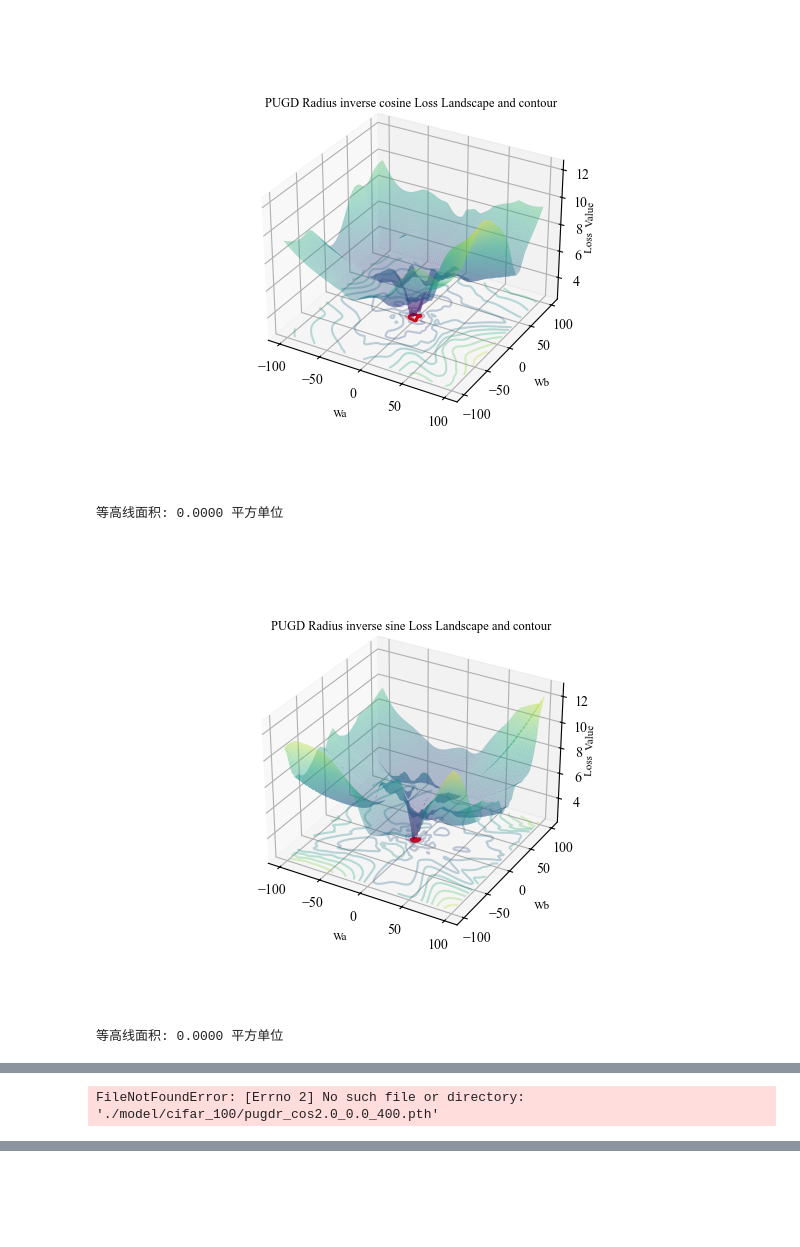
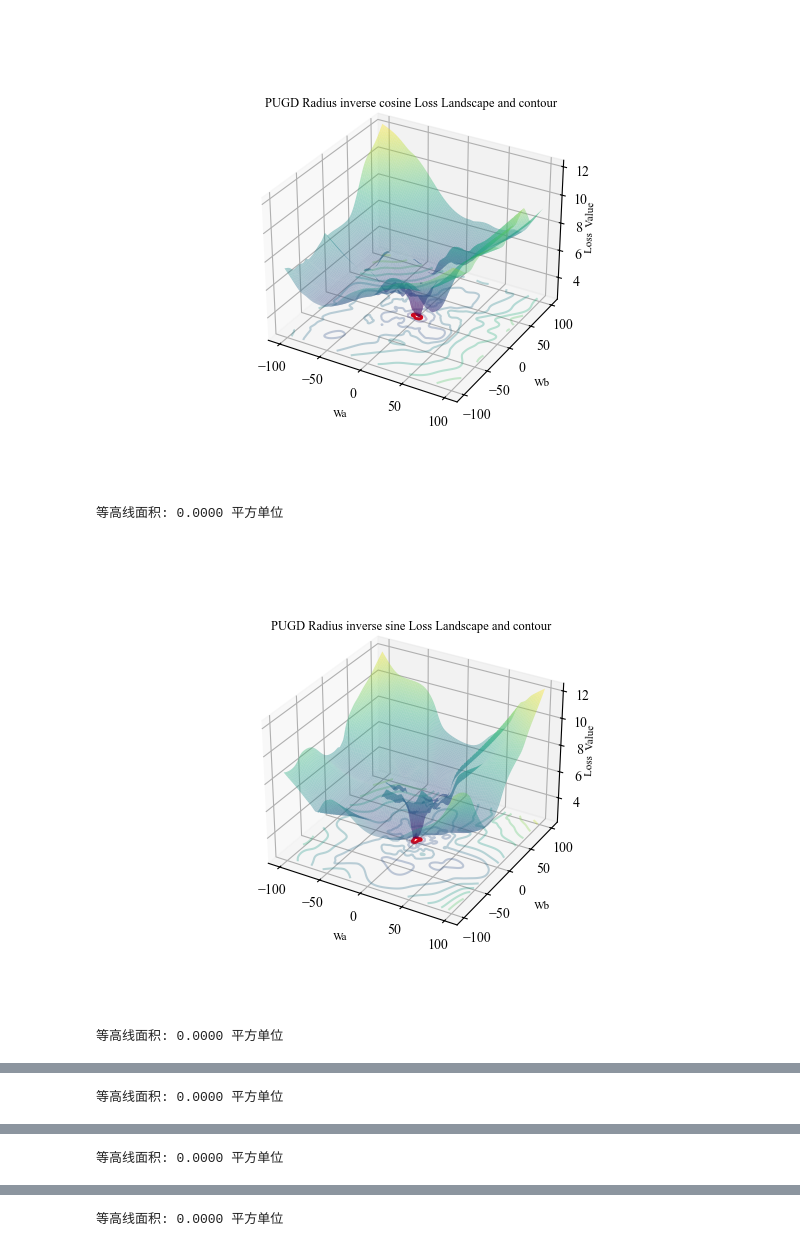
Before and after one commit to eeyzs1/CV_RTS, a Jupyter notebook: llc_processing.ipynb, the cells around one changed output, grey strips where cells are left out. Cells and saved outputs as stored; diff of their text form; code cells hidden in the pictures; blank space fills up the shorter version.

```diff
--- a/llc_processing.ipynb
+++ b/llc_processing.ipynb
@@ -114,10 +114,10 @@ args = SimpleNamespace(
 device = 'cuda' if torch.cuda.is_available() else 'cpu'
 img_size = 32 # default image size for Cifar-10
 im_dimention = 32
-cifar_100_mean = [0.4914, 0.4822, 0.4465]
-cifar_100_std = [0.2023, 0.1994, 0.2010]
-cifar_1000_mean = [0.5071, 0.4867, 0.4408]
-cifar_1000_std = [0.2673, 0.2564, 0.2762]
+cifar_10_mean = [0.4914, 0.4822, 0.4465]
+cifar_10_std = [0.2023, 0.1994, 0.2010]
+cifar_100_mean = [0.5071, 0.4867, 0.4408]
+cifar_100_std = [0.2673, 0.2564, 0.2762]
 
 data_transforms = {
     'test': transforms.Compose([
@@ -186,21 +186,21 @@ Z = np.zeros((len(y),len(x)))
 
 criterion = torch.nn.CrossEntropyLoss()
 # %%
-model_path = "./model/cifar_100/benchmark.pth"
-net_benckmark_data1 = torch.load(model_path,  map_location='cpu')
-benckmark_state_dict1 = net_benckmark_data1['model_state_dict']
-model = UPANets(args.filters, Num_class, args.blocks, img_size)
-model.load_state_dict(copy.deepcopy(benckmark_state_dict1))
-model.to(device)
+# model_path = "./model/cifar_100/benchmark.pth"
+# net_benckmark_data1 = torch.load(model_path,  map_location='cpu')
+# benckmark_state_dict1 = net_benckmark_data1['model_state_dict']
+# model = UPANets(args.filters, Num_class, args.blocks, img_size)
+# model.load_state_dict(copy.deepcopy(benckmark_state_dict1))
+# model.to(device)
 
-initial_weights = [p.data.clone() for p in model.parameters() if p.requires_grad]
-trainable_weights = [p for p in model.parameters() if p.requires_grad]
-x_dir = get_random_directions(model)
-y_dir = get_random_directions(model)
-torch.save({
-    'x_dir': x_dir,
-    'y_dir': y_dir
-}, './model/cifar_100/dirs.pth')
+# initial_weights = [p.data.clone() for p in model.parameters() if p.requires_grad]
+# trainable_weights = [p for p in model.parameters() if p.requires_grad]
+# x_dir = get_random_directions(model)
+# y_dir = get_random_directions(model)
+# torch.save({
+#     'x_dir': x_dir,
+#     'y_dir': y_dir
+# }, './model/cifar_100/dirs.pth')
 # %%
 # dirs = torch.load('./model/cifar_100/dirs.pth',  map_location=device)
 # x_dir = dirs['x_dir']
@@ -274,7 +274,7 @@ model_paths = [
     "./model/cifar_100/pugdr_cos3.0_0.0_400.pth",#radius cos
     "./model/cifar_100/pugdr_sin2.0_0.0_400.pth",#radius sin
     "./model/cifar_100/pugds_icos1.0_0.01_400.pth",#scale inverse cos
-    "./model/cifar_100/pugds_isin2_0.1_400 .pth",#scale inverse sin
+    "./model/cifar_100/pugds_isin2_0.1_400.pth",#scale inverse sin
     "./model/cifar_100/pugds_cos3.0_1.5_400.pth",#scale cos
     "./model/cifar_100/pugds_sin2.0_1.4_400.pth",#scale sin
     "./model/cifar_100/pugd400.pth",
@@ -300,7 +300,7 @@ filenames = [
 contour_areas = []
 z_vals = []
 
-for k in range(8):
+for k in range(9):
     model_path = model_paths[k]
     title = titles[k]
     filename = filenames[k]
@@ -325,33 +325,33 @@ for k in range(8):
     last_level = list(contour_set.levels)[1]
     # 可视化突出显示
     ax.contour(X,  Y, Z, levels = [last_level], zdir='z', offset=Z.min(),  colors='red', linewidths=2)
     ax.set_xlabel('Wa', fontsize=8, labelpad=1)
     ax.set_ylabel('Wb', fontsize=8, labelpad=1)
     # ax.view_init(elev=30,  azim=45)
     ax.set_zlabel('Loss  Value', fontsize=8, labelpad=-8)
 
     ax.tick_params(axis='both',  which='major', pad=0.1)
     plt.tight_layout(pad = 1.0)
     plt.title(title,  fontsize=9, y=0.98)
     plt.show()
     save_fig_3d(fig, filename)
 
     temp_area = 0
     last_paths = max(contour_set.allsegs[1], key=len)
     poly = Polygon(last_paths)
     area = poly.area
     if temp_area < area:
         temp_area = area
 
     contour_areas.append(temp_area)
     print(f"等高线面积: {temp_area:.4f} 平方单位")
     z_vals.append(Z)
 
 np.savez_compressed("./results/cifar_100/llc_zvals.npz", z_list=z_vals, description="cifar10_zvals for llc")
 with open("./results/cifar_100/llc_areas.json",  'w') as f:
     json.dump(contour_areas,  f)
 # %% [output]
-[figure, old version]
+[figure, new version]
 等高线面积: 0.0000 平方单位
-[figure, old version]
+[figure, new version]
 等高线面积: 0.0000 平方单位
@@ -358 +359 @@ with open("./results/cifar_100/llc_areas.json",  'w') as f:
-FileNotFoundError: [Errno 2] No such file or directory: './model/cifar_100/pugdr_cos2.0_0.0_400.pth'
+等高线面积: 0.0000 平方单位
@@ -358,0 +361 @@ FileNotFoundError: [Errno 2] No such file or directory: './model/cifar_100/pugdr
+等高线面积: 0.0000 平方单位
@@ -358,0 +363 @@ FileNotFoundError: [Errno 2] No such file or directory: './model/cifar_100/pugdr
+等高线面积: 0.0000 平方单位
```
Also changed, not shown: parts of 2 cells of this notebook, 36 other files.
